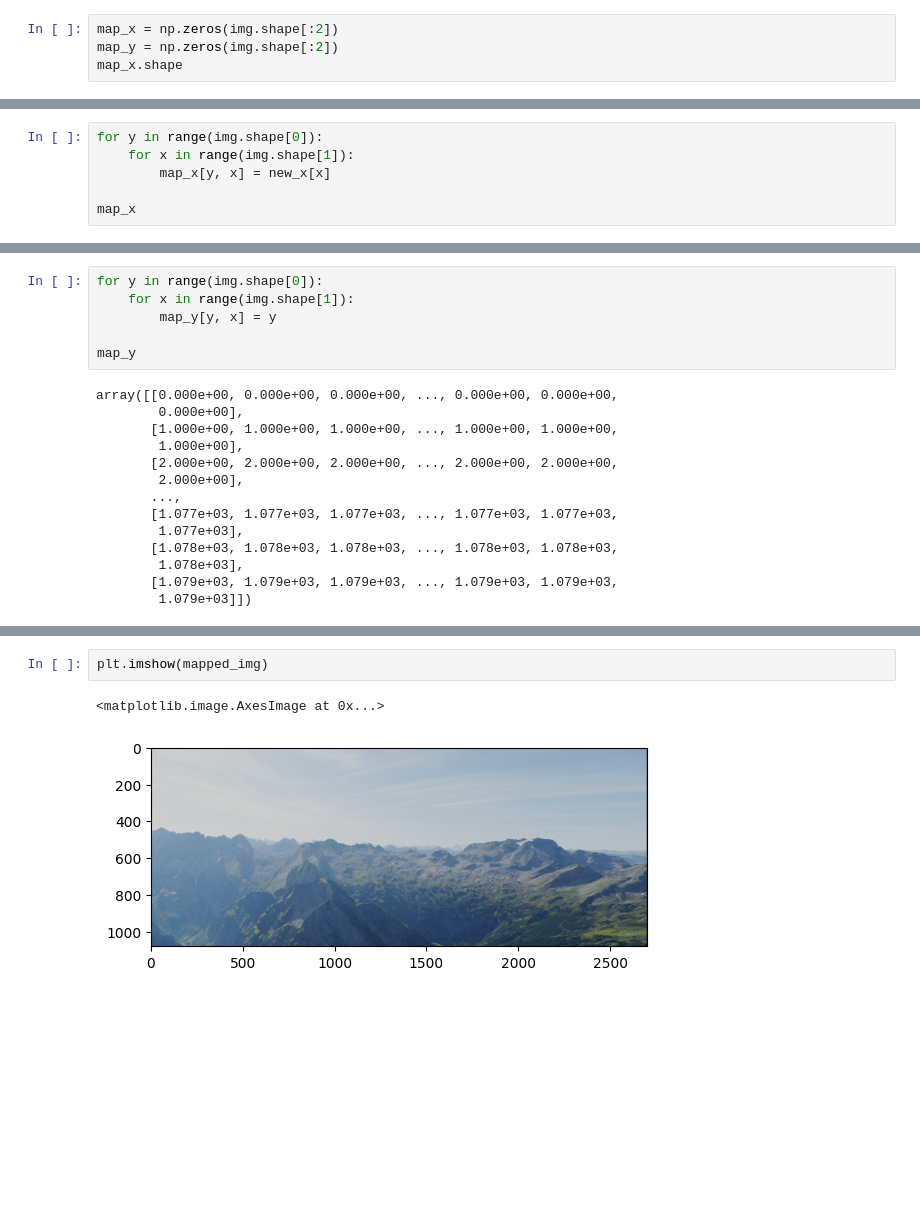
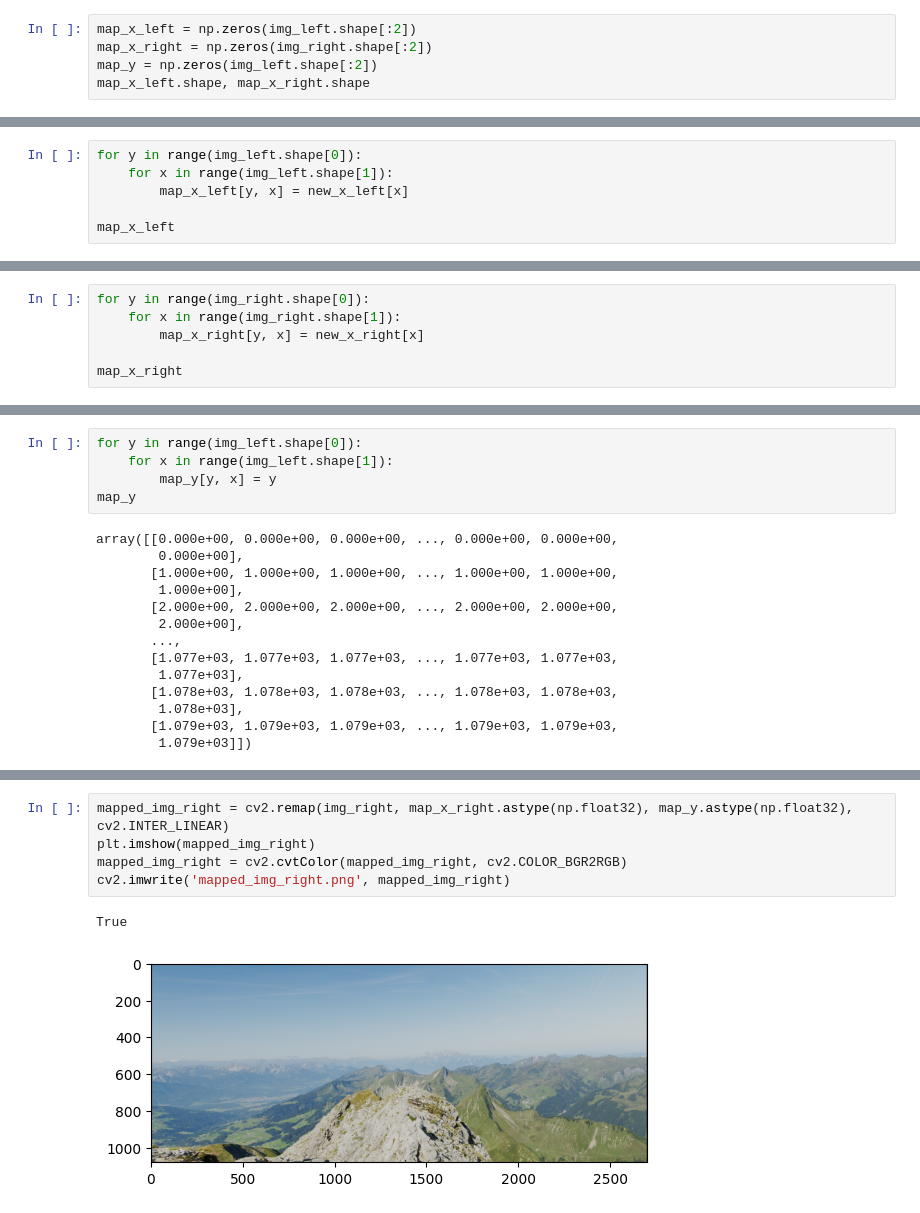
Before and after one commit to araobp/blender-science, a Jupyter notebook: Mathematics/opencv/remap.ipynb, the cells around one changed output, grey strips where cells are left out. Drawn from its saved outputs; the diff is of its cells as text; blank space fills up the shorter version.

```diff
--- a/Mathematics/opencv/remap.ipynb
+++ b/Mathematics/opencv/remap.ipynb
@@ -115,5 +148,6 @@ len(new_x)
 # %%
-map_x = np.zeros(img.shape[:2])
-map_y = np.zeros(img.shape[:2])
-map_x.shape
+map_x_left = np.zeros(img_left.shape[:2])
+map_x_right = np.zeros(img_right.shape[:2])
+map_y = np.zeros(img_left.shape[:2])
+map_x_left.shape, map_x_right.shape
 # %% [output]
@@ -121,7 +155,7 @@ map_x.shape
 # %%
-for y in range(img.shape[0]):
-    for x in range(img.shape[1]):
-        map_x[y, x] = new_x[x]
+for y in range(img_left.shape[0]):
+    for x in range(img_left.shape[1]):
+        map_x_left[y, x] = new_x_left[x]
 
-map_x
+map_x_left
 # %% [output]
@@ -140,0 +175,6 @@ array([[0.00000000e+00, 0.00000000e+00, 1.42932769e+00, ...,
+# %%
+for y in range(img_right.shape[0]):
+    for x in range(img_right.shape[1]):
+        map_x_right[y, x] = new_x_right[x]
+
+map_x_right
@@ -141,8 +195,7 @@ array([[0.00000000e+00, 0.00000000e+00, 1.42932769e+00, ...,
 # %%
-for y in range(img.shape[0]):
-    for x in range(img.shape[1]):
+for y in range(img_left.shape[0]):
+    for x in range(img_left.shape[1]):
         map_y[y, x] = y
-
 map_y
 # %% [output]
 array([[0.000e+00, 0.000e+00, 0.000e+00, ..., 0.000e+00, 0.000e+00,
@@ -163,5 +227,8 @@ mapped_img = cv2.remap(img, map_x.astype(np.float32), map_y.astype(np.float32),
 # %%
-plt.imshow(mapped_img)
+mapped_img_right = cv2.remap(img_right, map_x_right.astype(np.float32), map_y.astype(np.float32), cv2.INTER_LINEAR)
+plt.imshow(mapped_img_right)
+mapped_img_right = cv2.cvtColor(mapped_img_right, cv2.COLOR_BGR2RGB)
+cv2.imwrite('mapped_img_right.png', mapped_img_right)
 # %% [output]
-<matplotlib.image.AxesImage at 0x...>
+True
-[figure, old version]
+[figure, new version]
```
Also changed, not shown: parts of 23 cells of this notebook, 2 other files.
